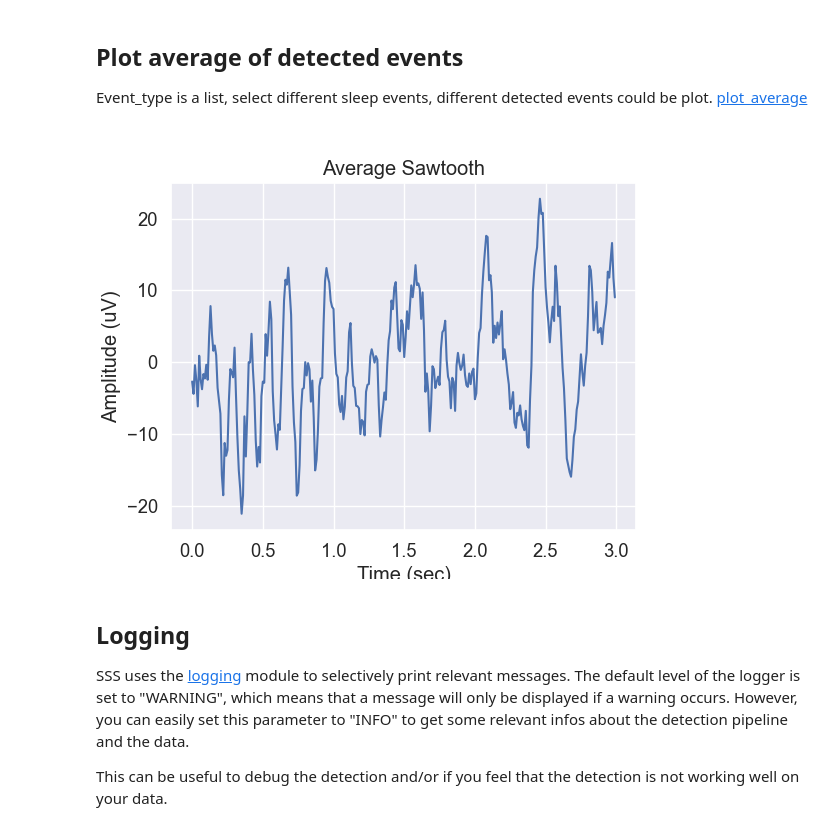
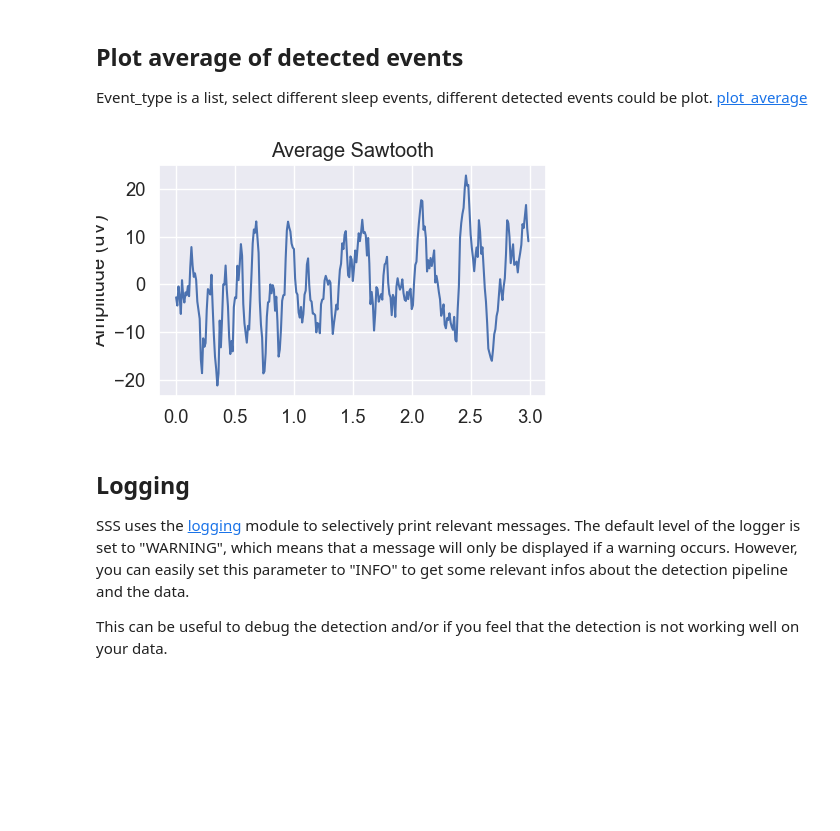
Before and after one commit to didi226/Sleep-Semantic-Segmentation, a Jupyter notebook: docs/source/example/test_wrap_sssm.ipynb, the cells around one changed output. Drawn from its saved outputs; the diff is of its cells as text; code cells hidden in the pictures; blank space fills up the shorter version.

```diff
--- a/docs/source/example/test_wrap_sssm.ipynb
+++ b/docs/source/example/test_wrap_sssm.ipynb
@@ -119,10 +119,10 @@ interactive(children=(IntSlider(value=0, description='Epoch:', layout=Layout(ali
 ## Plot average of  detected events
  Event_type is a list, select different sleep events, different  detected events could be plot. [plot_average](https://sleep-semantic-segmentation.readthedocs.io/en/latest/_modules/wrap_sssm/detection/detection.html#SleepEventDetect.plot_average)
 # %%
-figure = sp.plot_average(event_type=['Sawtooth'])
+figure = sp.plot_average(event_type=['Sawtooth'],figsize=(5, 3))
 plt.show()
 # %% [output]
-[figure, old version]
+[figure, new version]
 # %% [markdown]
 ## Logging
 
```
Also changed, not shown: 1 other file.
